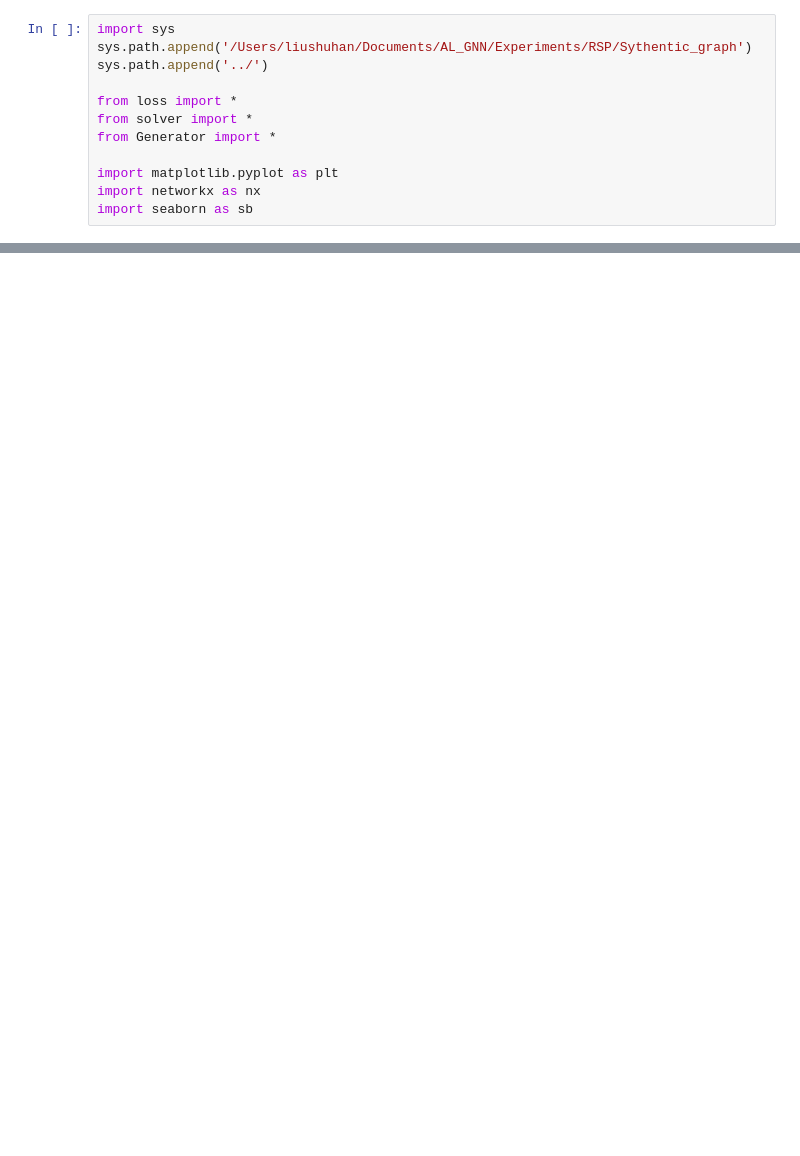
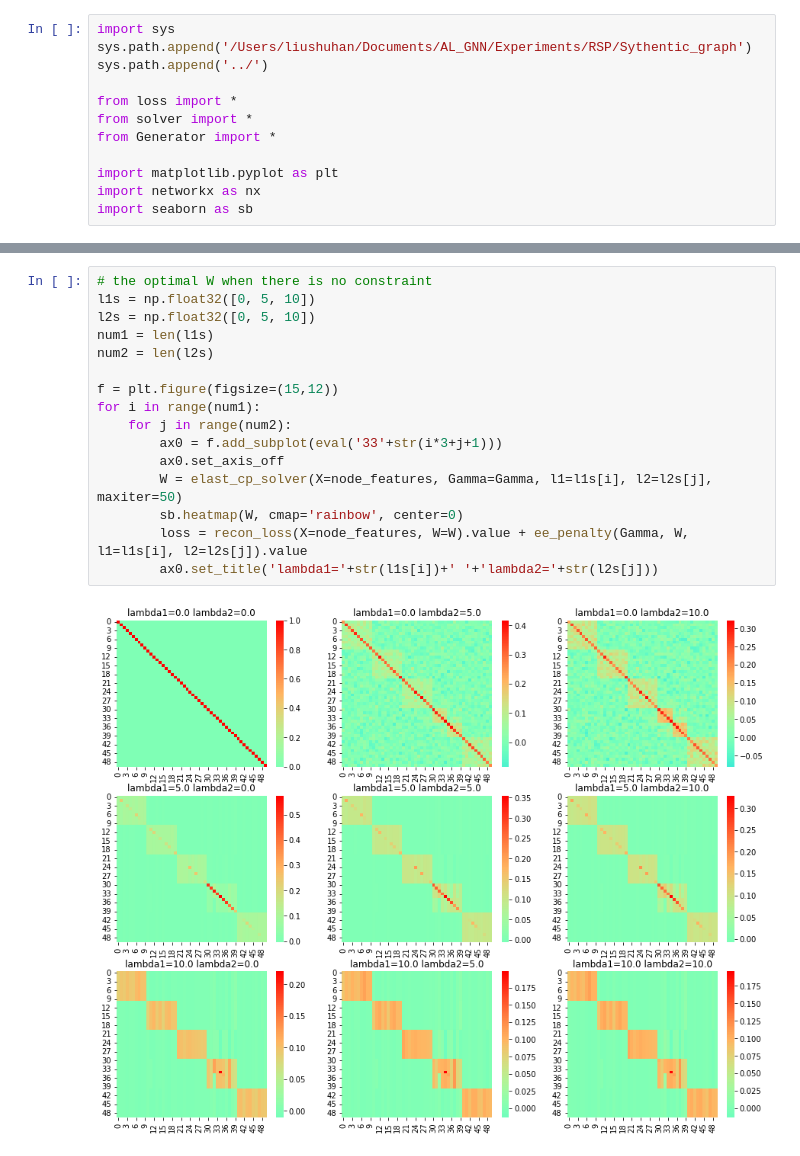
Before and after one commit to ShannaLiu/RSP, a Jupyter notebook: Select_cluster/Ex/Ex_repeated_features.ipynb, the cells around one changed output, grey strips where cells are left out. Cells and saved outputs as stored; diff of their text form; blank space fills up the shorter version.

```diff
--- a/Select_cluster/Ex/Ex_repeated_features.ipynb
+++ b/Select_cluster/Ex/Ex_repeated_features.ipynb
@@ -56,0 +76,18 @@ array([3, 3, 3, 3, 3, 5, 1, 5, 5, 5, 4, 4, 4, 4, 4, 2, 2, 2, 2, 2, 0, 0,
+# %%
+# the optimal W when there is no constraint
+l1s = np.float32([0, 5, 10])
+l2s = np.float32([0, 5, 10])
+num1 = len(l1s)
+num2 = len(l2s)
+
+f = plt.figure(figsize=(15,12))
+for i in range(num1):
+    for j in range(num2):
+        ax0 = f.add_subplot(eval('33'+str(i*3+j+1)))
+        ax0.set_axis_off
+        W = elast_cp_solver(X=node_features, Gamma=Gamma, l1=l1s[i], l2=l2s[j], maxiter=50)
+        sb.heatmap(W, cmap='rainbow', center=0)
+        loss = recon_loss(X=node_features, W=W).value + ee_penalty(Gamma, W, l1=l1s[i], l2=l2s[j]).value
+        ax0.set_title('lambda1='+str(l1s[i])+' '+'lambda2='+str(l2s[j]))
+# %% [output]
+[figure, added]
```
Also changed, not shown: parts of 4 cells of this notebook, 1 other file.
